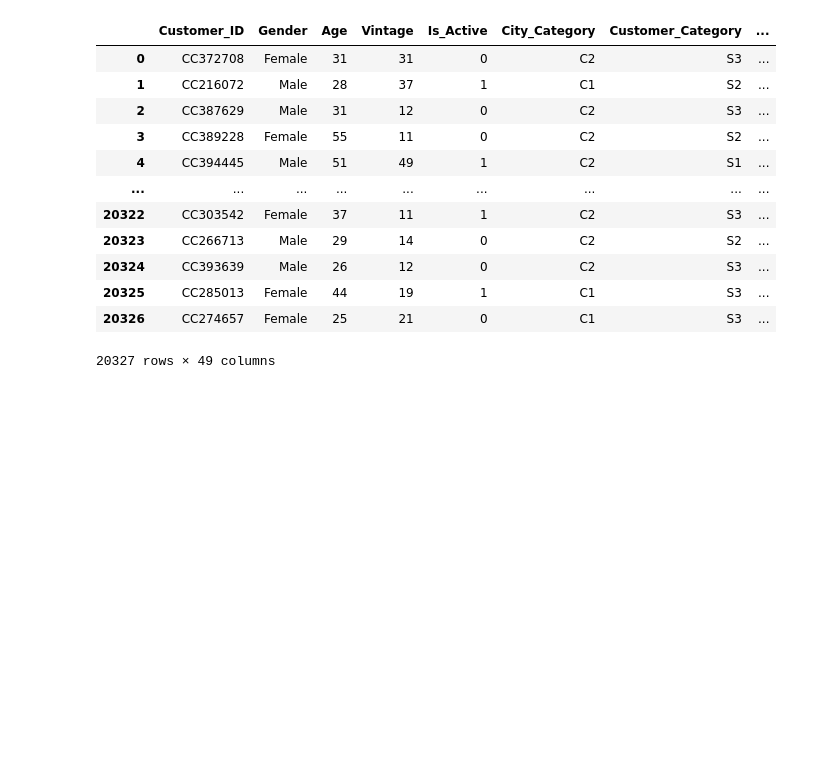
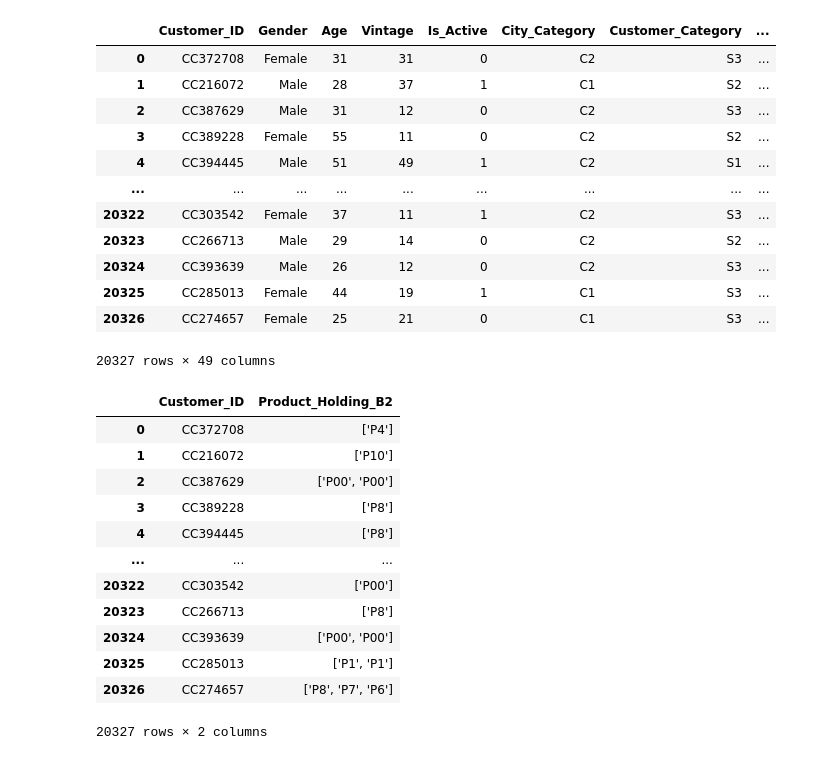
Before and after one commit to Aditk23/AmExpert2021, a Jupyter notebook: output_processing.ipynb, the cells around one changed output. Saved outputs shown, nothing was run; the diff lists cells and outputs as text; code cells hidden in the pictures; blank space fills up the shorter version.

```diff
--- a/output_processing.ipynb
+++ b/output_processing.ipynb
@@ -110,4 +110,25 @@ test
 | 20325 | CC285013 | Female | 44 | 19 | 1 | C1 | S3 | ... |
 | 20326 | CC274657 | Female | 25 | 21 | 0 | C1 | S3 | ... |
 20327 rows × 49 columns
+# %%
+from ast import literal_eval
+
+sub = pd.read_csv('sample_submission.csv')
+sub['Product_Holding_B2']=test['Product_Holding_B2']
+
+sub
+# %% [output]
+|  | Customer_ID | Product_Holding_B2 |
+| 0 | CC372708 | ['P4'] |
+| 1 | CC216072 | ['P10'] |
+| 2 | CC387629 | ['P00', 'P00'] |
+| 3 | CC389228 | ['P8'] |
+| 4 | CC394445 | ['P8'] |
+| ... | ... | ... |
+| 20322 | CC303542 | ['P00'] |
+| 20323 | CC266713 | ['P8'] |
+| 20324 | CC393639 | ['P00', 'P00'] |
+| 20325 | CC285013 | ['P1', 'P1'] |
+| 20326 | CC274657 | ['P8', 'P7', 'P6'] |
+20327 rows × 2 columns
 # %%
```
Also changed, not shown: parts of 1 cell of this notebook, 1 other file.
